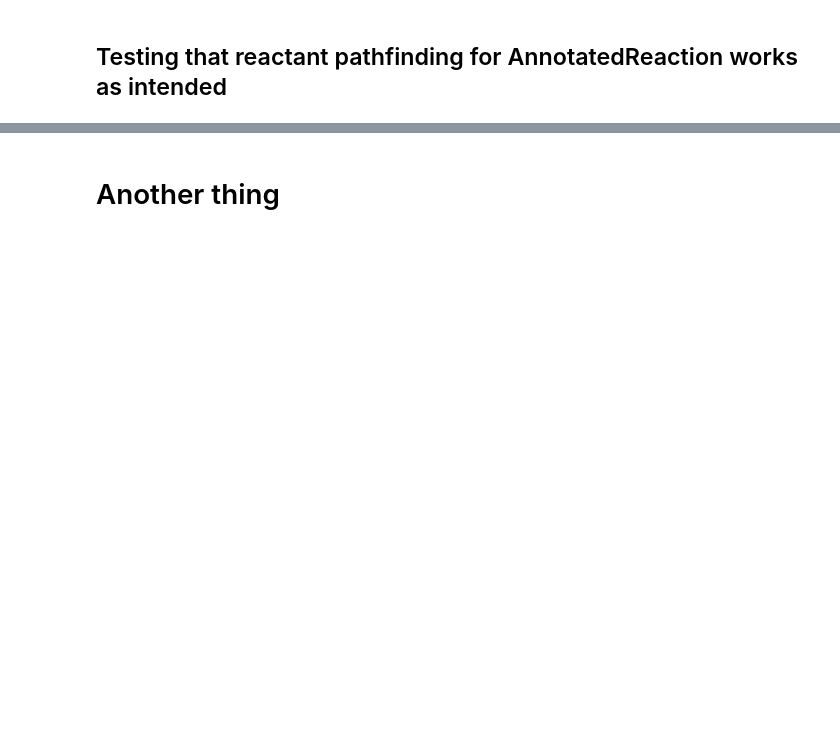
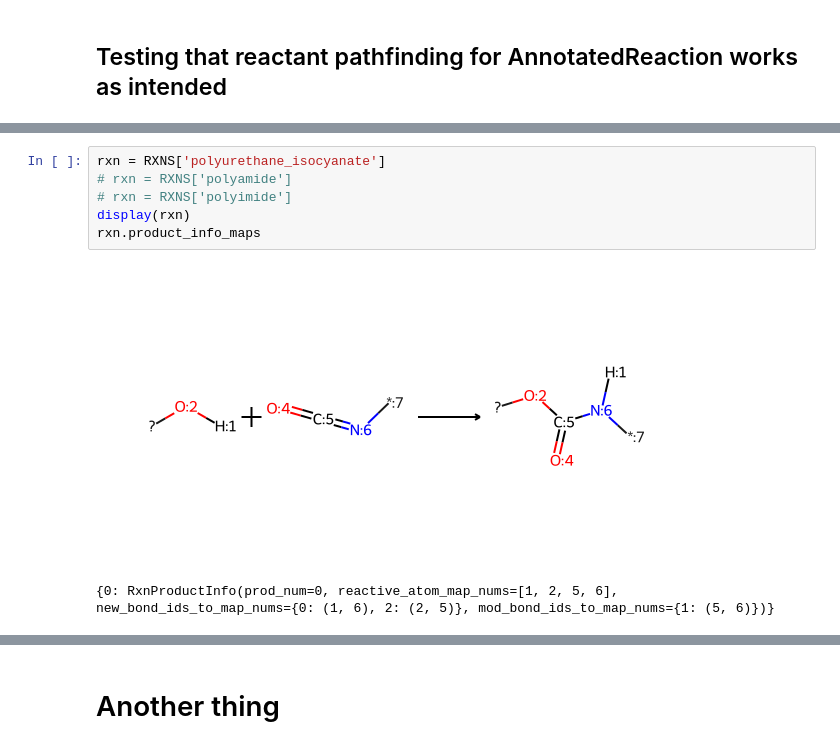
Before and after one commit to timbernat/polymer_workbench, a Jupyter notebook: dev_misc.ipynb, the cells around one changed output, grey strips where cells are left out. Cells and saved outputs as stored; diff of their text form; blank space fills up the shorter version.

```diff
--- a/dev_misc.ipynb
+++ b/dev_misc.ipynb
@@ -166,0 +258,9 @@ for adducts, frags in reactor.propagate(rs):
+# %%
+rxn = RXNS['polyurethane_isocyanate']
+# rxn = RXNS['polyamide']
+# rxn = RXNS['polyimide']
+display(rxn)
+rxn.product_info_maps
+# %% [output]
+[figure, added]
+{0: RxnProductInfo(prod_num=0, reactive_atom_map_nums=[1, 2, 5, 6], new_bond_ids_to_map_nums={0: (1, 6), 2: (2, 5)}, mod_bond_ids_to_map_nums={1: (5, 6)})}
```
Also changed, not shown: parts of 36 cells of this notebook.
